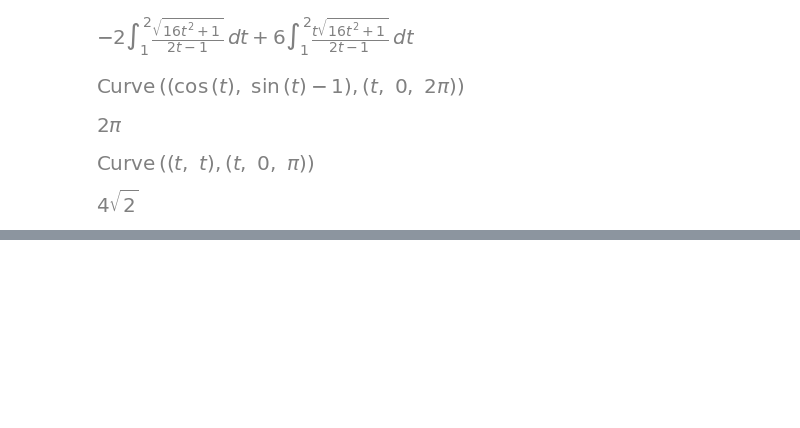
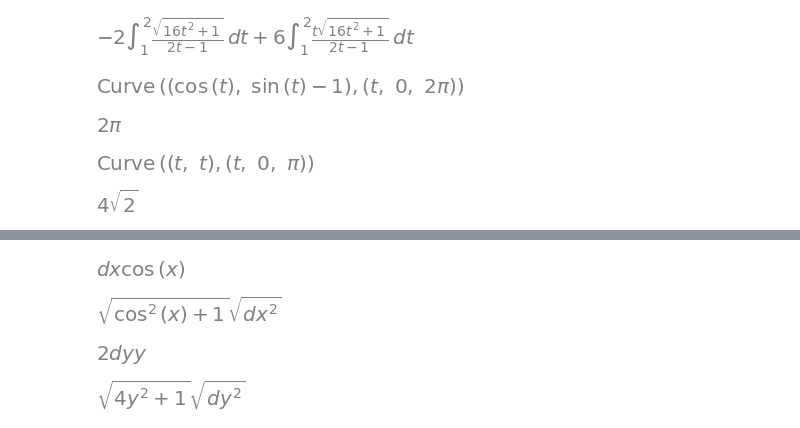
Before and after one commit to jet-c-21/MyMathLab, a Jupyter notebook: MultivarCal/14. Line Integral.ipynb, the cells around one changed output, grey strips where cells are left out. Saved outputs shown, nothing was run; the diff lists cells and outputs as text; code cells hidden in the pictures; blank space fills up the shorter version.

```diff
--- a/MultivarCal/14. Line Integral.ipynb
+++ b/MultivarCal/14. Line Integral.ipynb
@@ -60,0 +73,24 @@ sp.line_integrate(f, curve, [x, y]).simplify()
+# %%
+dy, dx = sp.symbols('dy dx')
+f = sp.sin(x)
+eq = sp.Eq(dy/dx, f.diff(*f.free_symbols))
+dy = sp.solve(eq, dy)[0]
+dy
+
+expr = sp.sqrt(dx**2 + dy**2)
+expr.simplify()
+# %% [output]
+[figure, added]
+[figure, added]
+# %%
+dy, dx = sp.symbols('dy dx')
+f = y**2
+eq = sp.Eq(dx/dy, f.diff(*f.free_symbols))
+dx = sp.solve(eq, dx)[0]
+dx
+
+expr = sp.sqrt(dx**2 + dy**2)
+expr.simplify()
+# %% [output]
+[figure, added]
+[figure, added]
```
Also changed, not shown: parts of 6 cells of this notebook, 1 other file.
